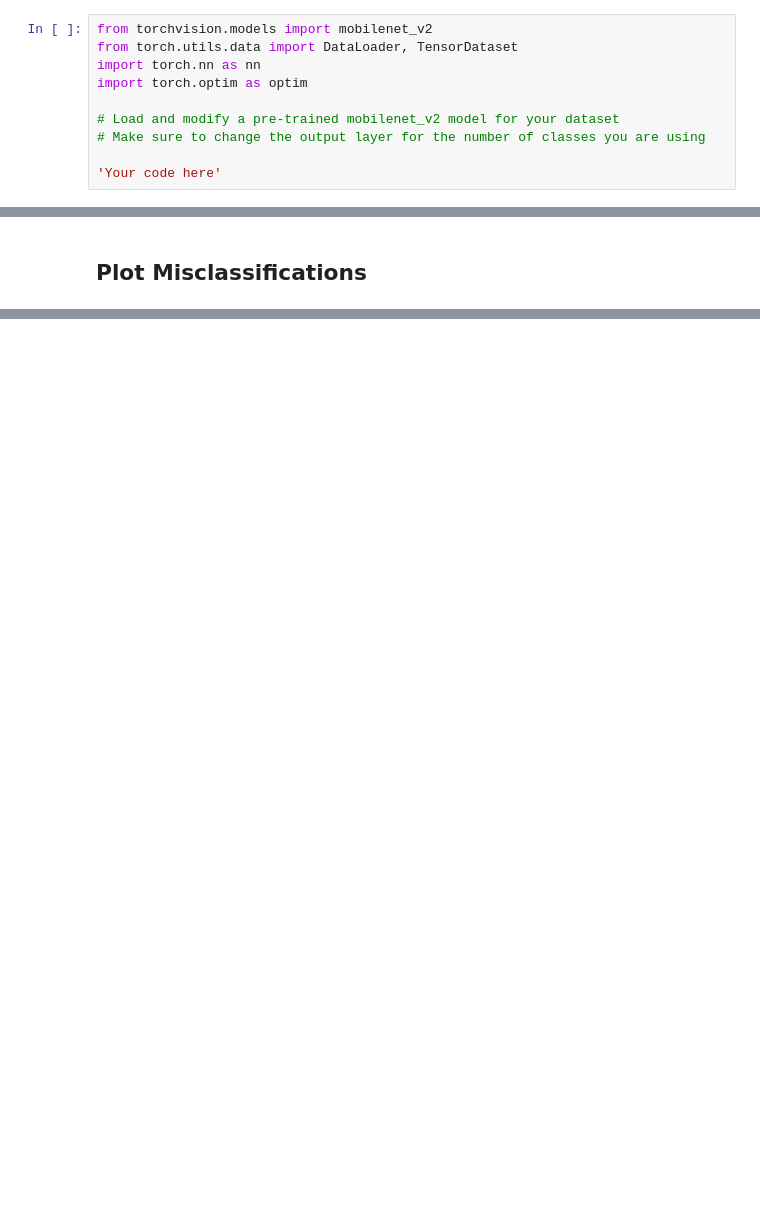
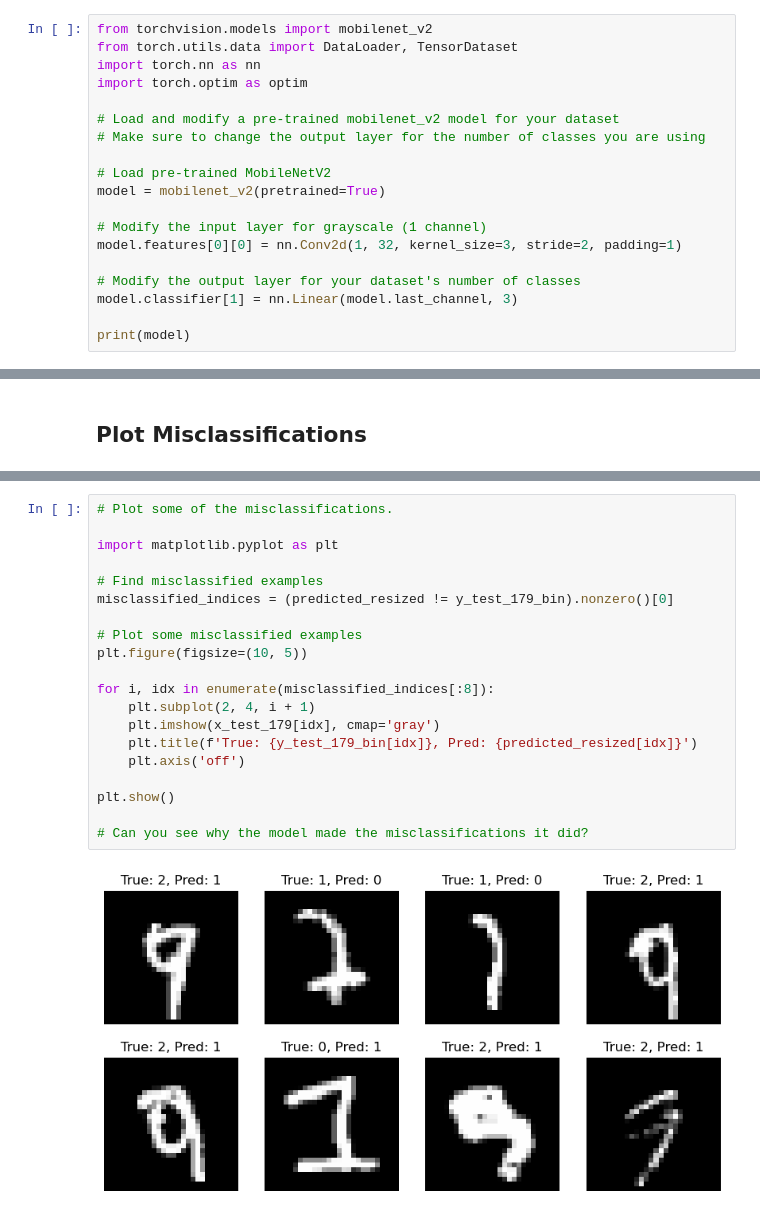
Before and after one commit to KelvynBladen/ml_intro, a Jupyter notebook: mnist_worksheet3.ipynb, the cells around one changed output, grey strips where cells are left out. Cells and saved outputs as stored; diff of their text form; blank space fills up the shorter version.

```diff
--- a/mnist_worksheet3.ipynb
+++ b/mnist_worksheet3.ipynb
@@ -51,5 +73,14 @@ import torch.optim as optim
 # Load and modify a pre-trained mobilenet_v2 model for your dataset
 # Make sure to change the output layer for the number of classes you are using
 
-'Your code here'
+# Load pre-trained MobileNetV2
+model = mobilenet_v2(pretrained=True)
+
+# Modify the input layer for grayscale (1 channel)
+model.features[0][0] = nn.Conv2d(1, 32, kernel_size=3, stride=2, padding=1)
+
+# Modify the output layer for your dataset's number of classes
+model.classifier[1] = nn.Linear(model.last_channel, 3)
+
+print(model)
 # %% [output]
@@ -105,0 +249,22 @@ import torch
+# %%
+# Plot some of the misclassifications.
+
+import matplotlib.pyplot as plt
+
+# Find misclassified examples
+misclassified_indices = (predicted_resized != y_test_179_bin).nonzero()[0]
+
+# Plot some misclassified examples
+plt.figure(figsize=(10, 5))
+
+for i, idx in enumerate(misclassified_indices[:8]):
+    plt.subplot(2, 4, i + 1)
+    plt.imshow(x_test_179[idx], cmap='gray')
+    plt.title(f'True: {y_test_179_bin[idx]}, Pred: {predicted_resized[idx]}')
+    plt.axis('off')
+
+plt.show()
+
+# Can you see why the model made the misclassifications it did?
+# %% [output]
+[figure, added]
```
Also changed, not shown: parts of 10 cells of this notebook.
